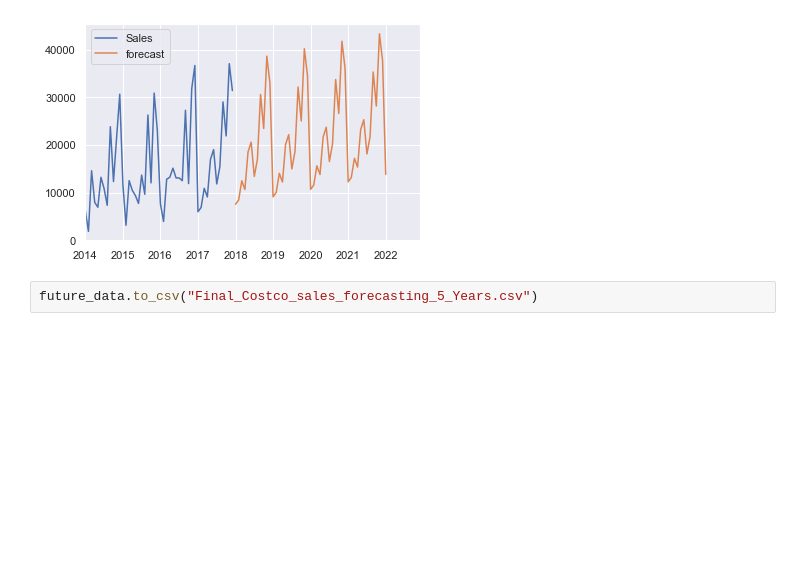
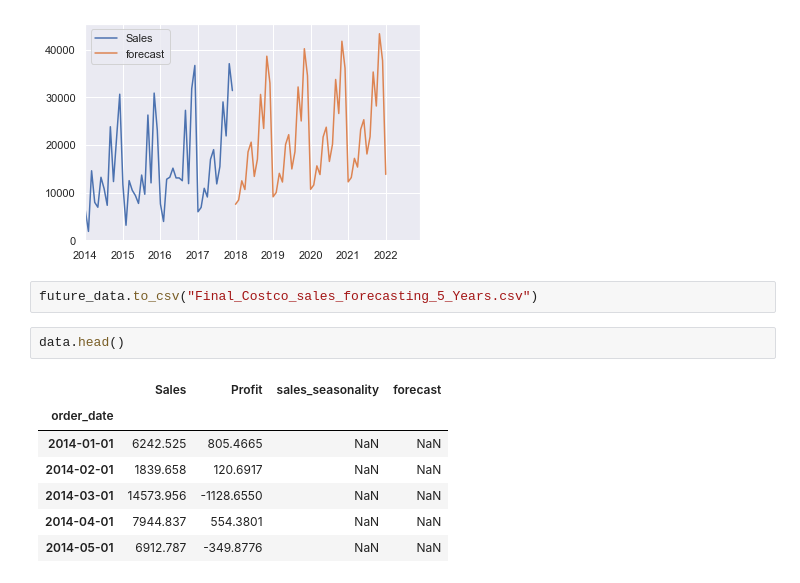
Before and after one commit to ADITYARAJIV/costco-time-series-forecasting, a Jupyter notebook: Super_store multvariate time series.ipynb, the cells around one changed output. Drawn from its saved outputs; the diff is of its cells as text; blank space fills up the shorter version.

```diff
--- a/Super_store multvariate time series.ipynb
+++ b/Super_store multvariate time series.ipynb
@@ -311,3 +415,13 @@ plt.show()
 [figure]
 # %%
 future_data.to_csv("Final_Costco_sales_forecasting_5_Years.csv")
+# %%
+data.head()
+# %% [output]
+|  | Sales | Profit | sales_seasonality | forecast |
+| order_date |  |  |  |  |
+| 2014-01-01 | 6242.525 | 805.4665 | NaN | NaN |
+| 2014-02-01 | 1839.658 | 120.6917 | NaN | NaN |
+| 2014-03-01 | 14573.956 | -1128.6550 | NaN | NaN |
+| 2014-04-01 | 7944.837 | 554.3801 | NaN | NaN |
+| 2014-05-01 | 6912.787 | -349.8776 | NaN | NaN |
```
Also changed, not shown: parts of 20 cells of this notebook.
